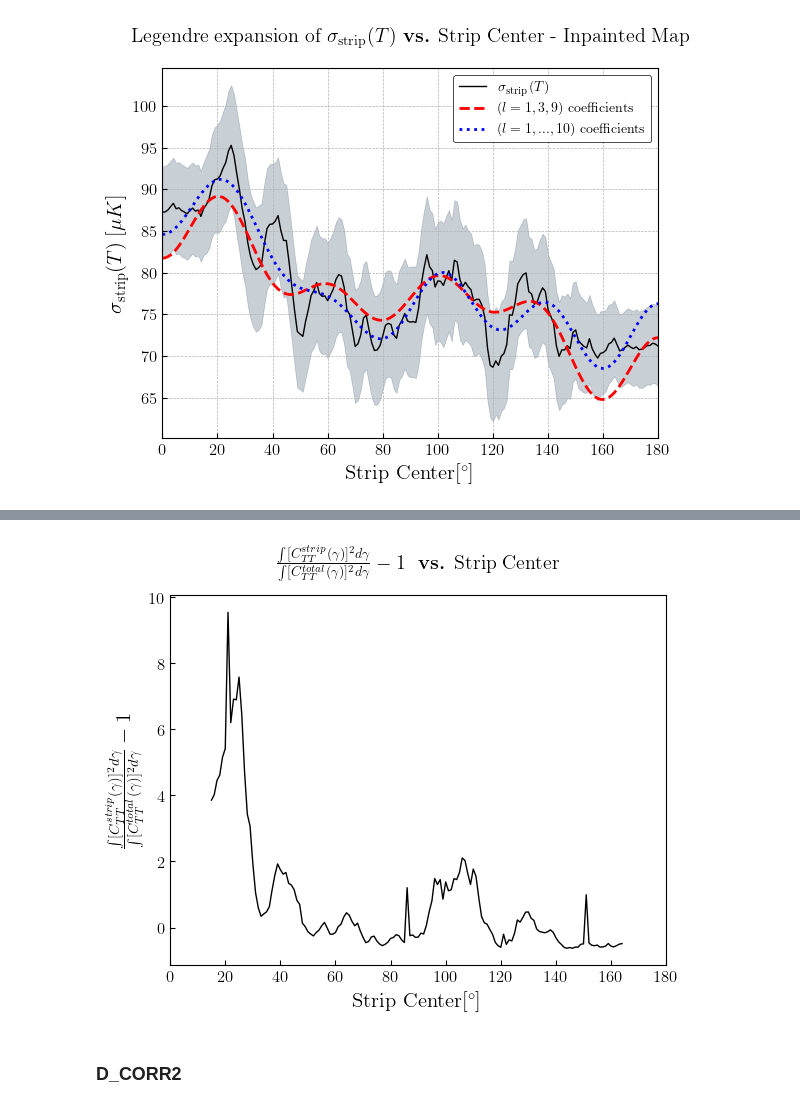
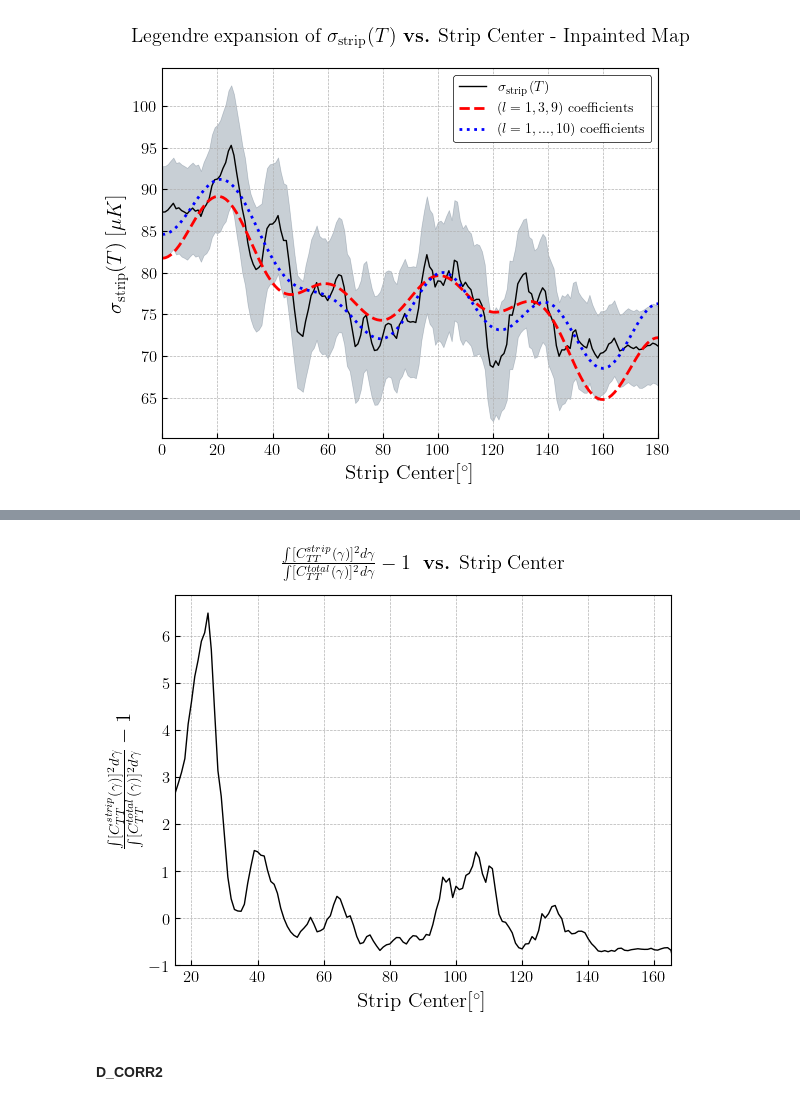
Before and after one commit to jamshidi3d/cmb_anomaly_detection, a Jupyter notebook: plotting.ipynb, the cells around one changed output, grey strips where cells are left out. Saved outputs shown, nothing was run; the diff lists cells and outputs as text; code cells hidden in the pictures.

```diff
--- a/plotting.ipynb
+++ b/plotting.ipynb
@@ -344,7 +346,7 @@ plt.show()
 # %%
-sims_mod_measure    = np.loadtxt('./output/sims_modulated_STD.txt')
-cmb_measure         = np.loadtxt('./output/T_64_inpainted_20strip_std_1dtheta_result.txt')
-sampling_range      = np.loadtxt('./output/T_64_inpainted_20strip_std_1dtheta_sampling_range.txt')
+sims_mod_measure    = np.loadtxt('./output/sims_modulated_strip_std.txt')
+cmb_measure         = np.loadtxt('./output/T_64_inpainted_20strip_std_result.txt')
+sampling_range      = np.loadtxt('./output/T_64_inpainted_20strip_std_measure_range.txt')
 
 _errors = np.std(sims_mod_measure, axis=0)
 
@@ -362,7 +364,7 @@ with plt.style.context('bmh'):
     ax.set_facecolor('white')
     # Axis colors
     for spine in ax.spines.keys(): ax.spines[spine].set_color('k')
-    custom_save_fig(fig, 'std_20strip')
+    custom_save_fig(fig, '64_inpainted_std_20strip')
 plt.show()
 # %% [output]
 [figure]
@@ -369,7 +373,7 @@ plt.show()
 # %%
-sims_mod_measure    = np.loadtxt('./output/sims_modulated_STD.txt')
-cmb_measure         = np.loadtxt('./output/T_64_inpainted_20strip_std_1dtheta_result.txt')
-sampling_range      = np.loadtxt('./output/T_64_inpainted_20strip_std_1dtheta_sampling_range.txt')
+sims_mod_measure    = np.loadtxt('./output/sims_modulated_strip_std.txt')
+cmb_measure         = np.loadtxt('./output/T_64_inpainted_20strip_std_result.txt')
+sampling_range      = np.loadtxt('./output/T_64_inpainted_20strip_std_measure_range.txt')
 cmb_a_l             = np.loadtxt('./output/cmb_a_l.txt')
 
 _errors = np.std(sims_mod_measure, axis=0)
@@ -414,7 +418,7 @@ plt.show()
 # %%
-sims_mod_measure    = np.loadtxt('./output/sims_modulated_D_STD2.txt')
-cmb_measure         = np.loadtxt('./output/T_64_inpainted_20strip_dstd2_1dtheta_result.txt')
-sampling_range      = np.loadtxt('./output/T_64_inpainted_20strip_dstd2_1dtheta_sampling_range.txt')
+sims_mod_measure    = np.loadtxt('./output/sims_modulated_strip_dstd2.txt')
+cmb_measure         = np.loadtxt('./output/T_64_inpainted_20strip_dstd2_result.txt')
+sampling_range      = np.loadtxt('./output/T_64_inpainted_20strip_dstd2_measure_range.txt')
 
 _errors = np.std(sims_mod_measure, axis=0)
 
@@ -430,6 +434,7 @@ with plt.style.context('bmh'):
     ax.set_title(measure_text + r' \textbf{vs.} Strip Center - Inpainted Map',
                  y=1.05)
     ax.set_xlim(xmin = 0, xmax = 180)
+    ax.set_ylim(ymin = 0, ymax = 500)
     ax.set_facecolor('white')
     # Axis colors
     for spine in ax.spines.keys(): ax.spines[spine].set_color('k')
@@ -442,23 +447,25 @@ plt.show()
 # %%
-cmb_measure         = np.loadtxt('./output/T_64_inpainted_20stripe_cor')
-sampling_range      = np.loadtxt('./output/64_inpainted_20strip_corr_1dtheta_sampling_range.txt')
+cmb_measure         = np.loadtxt('./output/T_64_inpainted_20strip_corr_result.txt')
+sampling_range      = np.loadtxt('./output/T_64_inpainted_20strip_corr_measure_range.txt')
 
 with plt.style.context('bmh'):
     fig, ax=plt.subplots()
     ax.plot(sampling_range, cmb_measure, color='k', linewidth=1)
     ax.set_xlabel(r'Strip Center[$^\circ$]',size=15)
     measure_text = r'$\frac {{ \int [C_{TT}^{{strip}}(\gamma)]^2 d\gamma }} {{ \int [C_{TT}^{{total}}(\gamma)]^2 d\gamma }} - 1$'
     ax.set_ylabel(measure_text,size=15)
     ax.set_title(measure_text + r'\; \textbf{vs.} Strip Center',
                  y = 1.05)
-    ax.set_xlim(xmin = 0, xmax = 180)
+    ax.set_xlim(xmin = 15, xmax = 165)
+    ax.set_ylim(ymin = -1)
     ax.set_facecolor('white')
-    ax.grid(False)
+    # ax.grid(False)
     # Axis colors
     for spine in ax.spines.keys(): ax.spines[spine].set_color('k')
+    custom_save_fig(fig, '64_inpainted_corr_20strip')
 plt.show()
 # %% [output]
-[figure, old version]
+[figure, new version]
 # %% [markdown]
-### D_CORR2
+#### D_CORR2
 # %%
```
Also changed, not shown: parts of 22 cells of this notebook, 13 other files.
